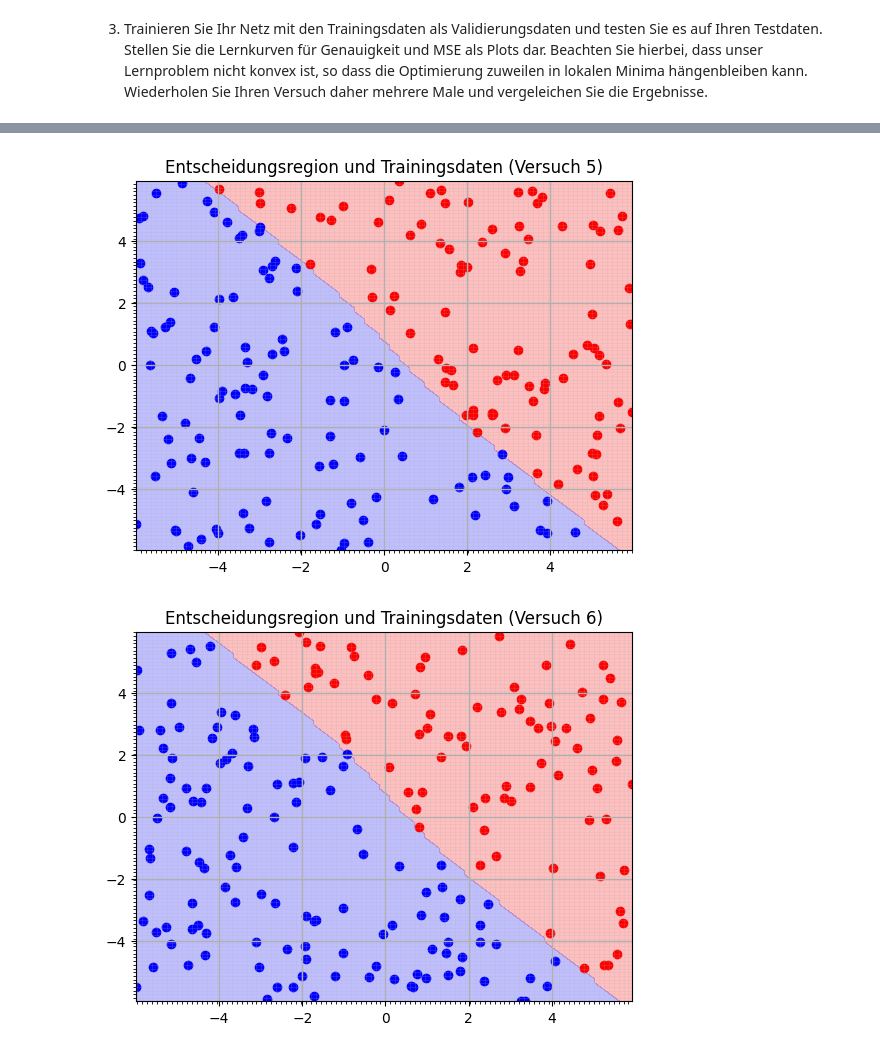
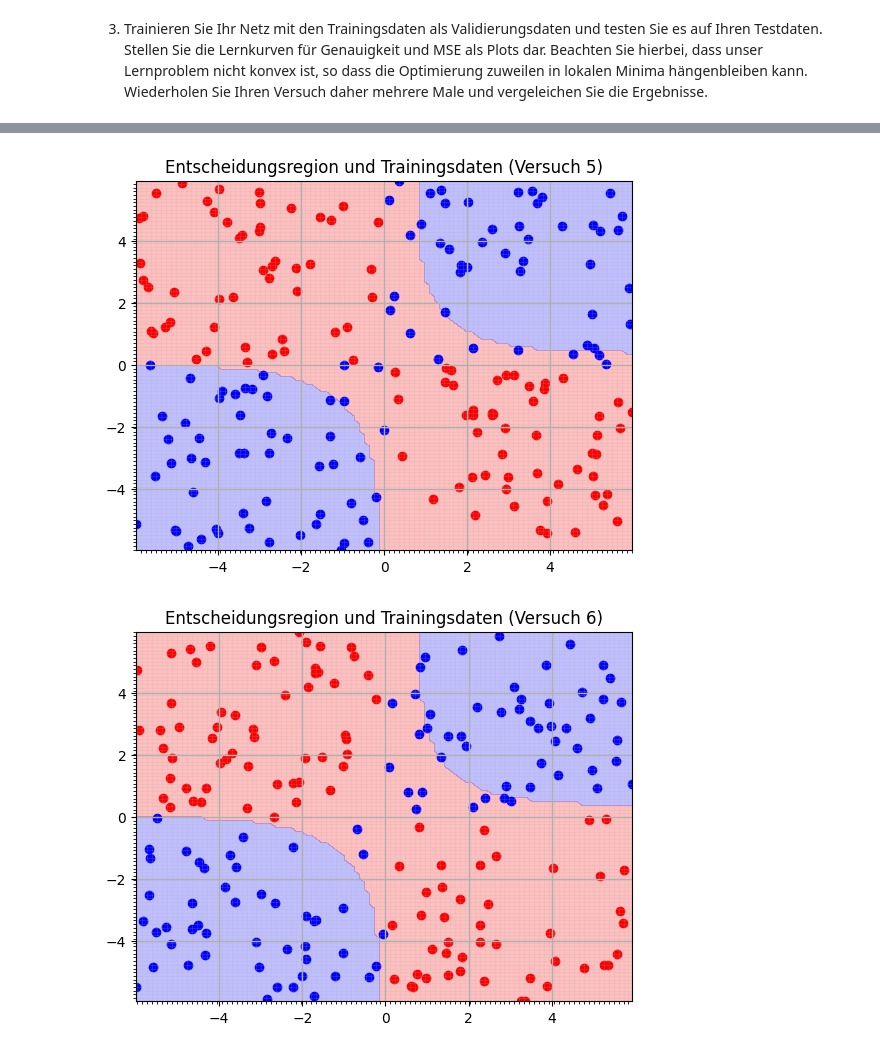
Before and after one commit to PhilNeu13/msi-dl, a Jupyter notebook: Exercise-1/02-mlp.ipynb, the cells around one changed output, grey strips where cells are left out. Cells and saved outputs as stored; diff of their text form; code cells hidden in the pictures.

```diff
--- a/Exercise-1/02-mlp.ipynb
+++ b/Exercise-1/02-mlp.ipynb
@@ -198,17 +198,19 @@ def SGD(x0, y0, epochs, mini_batch_size, eta, x2, y2):
     return acc_val, mse
 # %%
 repeat_experiment = 10
-X_train_from_all_experiments = np.zeros(repeat_experiment, dtype=object)
+all_trains = np.zeros(repeat_experiment, dtype=tuple)
 for i in range(repeat_experiment):
     # ----------------- Prepare random seeded data ------------------
     # Generate training data
     np.random.seed(11 + i)
     X_train = np.random.uniform(low=-6, high=6, size=(200, 2))
-    X_train_from_all_experiments[i] = X_train
     # Generate test data
     np.random.seed(22 + i)
     X_test = np.random.uniform(low=-6, high=6, size=(200, 2))
     y_train = create_labels(X_train)
+
+    all_trains[i] = (X_train, y_train)
+
     y_test = create_labels(X_test)
     x0 = np.column_stack([
         sigmoid(w1[0] * X_train[:, 0] + w1[1] * X_train[:, 1]),
@@ -260,7 +262,7 @@ for i in range(repeat_experiment):
 
 ![image.png](attachment:image.png)
 # %%
-for k, X_train in enumerate(X_train_from_all_experiments):
+for k, (X_train, y_train) in enumerate(all_trains):
     min_x1 = np.min(X_train[:,0])
     max_x1 = np.max(X_train[:,0])
     min_x2 = np.min(X_train[:,1])
@@ -268,7 +270,7 @@ for k, X_train in enumerate(X_train_from_all_experiments):
 
     fig, ax = plt.subplots()
 
-    # --- Entscheidungsregion im Hintergrund -----------------
+    # --- Entscheidungsregion -----------------
 
     xx, yy = np.meshgrid(
         np.linspace(min_x1, max_x1, 100),
@@ -279,26 +281,32 @@ for k, X_train in enumerate(X_train_from_all_experiments):
 
     for i in range(xx.shape[0]):
         for j in range(xx.shape[1]):
-            x_bg = np.array([xx[i, j], yy[i, j]])
-            x_bg_reshaped = np.reshape(x_bg, (X_train.shape[1], 1)).copy()
+            x1 = xx[i, j]
+            x2 = yy[i, j]
 
-            ypred = feedforward(x_bg_reshaped).flatten()[0]
-            pred_class = 1 if ypred > 0.5 else 0
+            # dieselbe Vorverarbeitung wie beim Training:
+            z1 = sigmoid(w1[0] * x1 + w1[1] * x2)  # = sigmoid(x2)
+            z2 = sigmoid(w2[0] * x1 + w2[1] * x2)  # = sigmoid(x1)
 
-            Z[i, j] = pred_class
+            a0 = np.array([[z1],
+                           [z2]])   # Input fürs MLP
 
-    ax.contourf(xx, yy, Z, levels=[-0.5, 0.5, 1.5], colors=["red", "blue"], alpha=0.25)
+            ypred = feedforward(a0).flatten()[0] # Entscheidungsfunktion
+            Z[i, j] = ypred
 
-    # --------------------------------------------------------
+    Z_cls = (Z > 0.5).astype(int)
+    ax.contourf(xx, yy, Z_cls,
+                levels=[-0.5, 0.5, 1.5],
+                colors=["red", "blue"],
+                alpha=0.25)
 
-    for x in X_train:
-        x_reshaped = np.reshape(x,(X_train.shape[1],1)).copy()
-        ypred = feedforward(x_reshaped).flatten()[0]
-        pred_class = 1 if ypred > 0.5 else 0
-        if pred_class == 0:
-            ax.scatter(x[0], x[1], color='red')
+    # --- Trainingsdatenpunkte -----------------
+
+    for x, y in zip(X_train, y_train):
+        if y == 0:
+            ax.scatter(x[0], x[1], color="red")
         else:
-            ax.scatter(x[0], x[1], color='blue')
+            ax.scatter(x[0], x[1], color="blue")
 
     ax.xaxis.set_major_locator(MaxNLocator(integer=True))
     ax.yaxis.set_major_locator(MaxNLocator(integer=True))
@@ -319,2 +327,2 @@ for k, X_train in enumerate(X_train_from_all_experiments):
-[figure, old version]
+[figure, new version]
-[figure, old version]
+[figure, new version]
```
Also changed, not shown: parts of 2 cells of this notebook.
